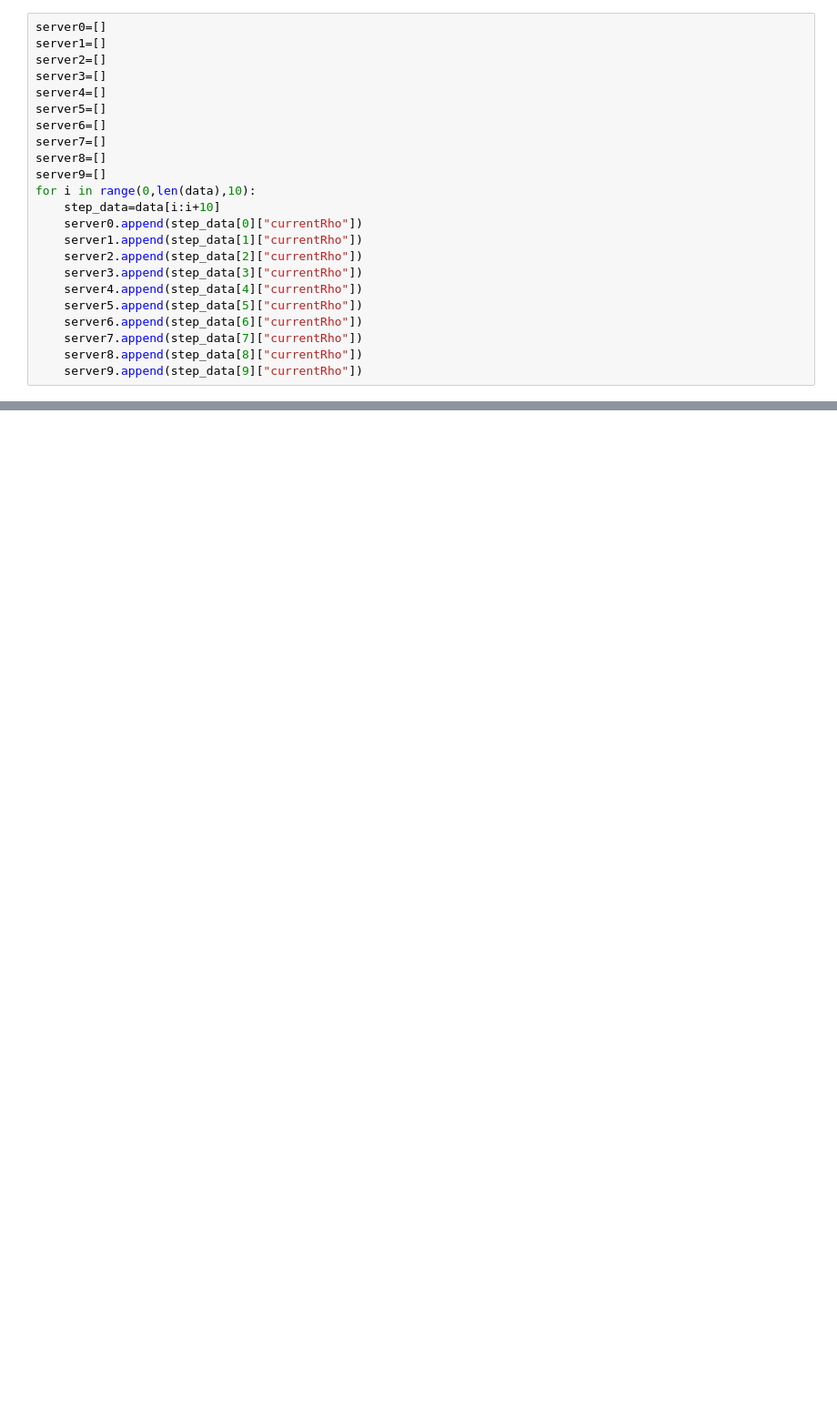
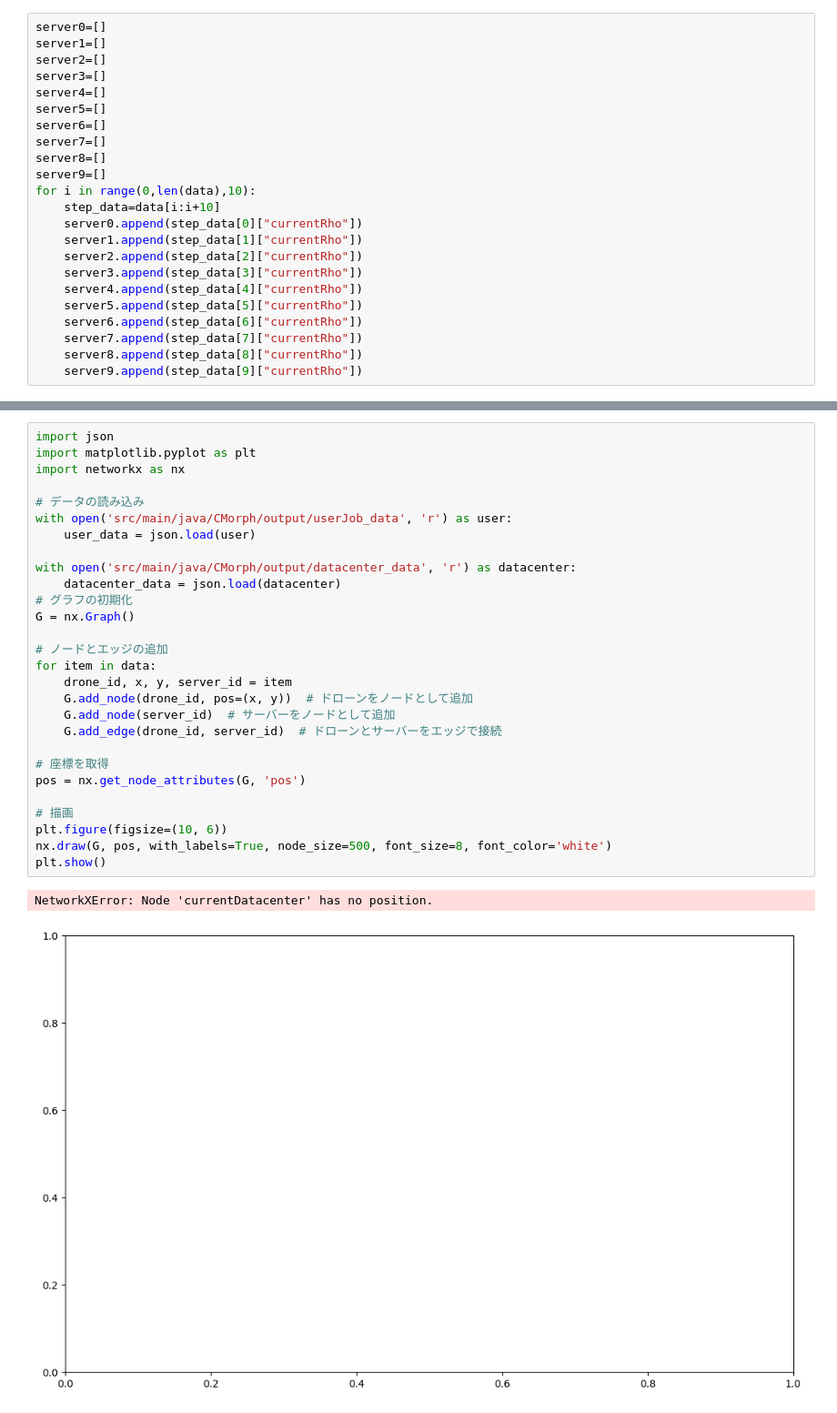
Before and after one commit to Masuda-Shinnosuke/Cloud_Morphing_Simulator, a Jupyter notebook: analysis.ipynb, the cells around one changed output, grey strips where cells are left out. Shown: that part at 91% size. Saved outputs shown, nothing was run; the diff lists cells and outputs as text; blank space fills up the shorter version.

```diff
--- a/analysis.ipynb
+++ b/analysis.ipynb
@@ -60,0 +61,31 @@ plt.show()
+# %%
+import json
+import matplotlib.pyplot as plt
+import networkx as nx
+
+# データの読み込み
+with open('src/main/java/CMorph/output/userJob_data', 'r') as user:
+    user_data = json.load(user)
+
+with open('src/main/java/CMorph/output/datacenter_data', 'r') as datacenter:
+    datacenter_data = json.load(datacenter)
+# グラフの初期化
+G = nx.Graph()
+
+# ノードとエッジの追加
+for item in data:
+    drone_id, x, y, server_id = item
+    G.add_node(drone_id, pos=(x, y))  # ドローンをノードとして追加
+    G.add_node(server_id)  # サーバーをノードとして追加
+    G.add_edge(drone_id, server_id)  # ドローンとサーバーをエッジで接続
+
+# 座標を取得
+pos = nx.get_node_attributes(G, 'pos')
+
+# 描画
+plt.figure(figsize=(10, 6))
+nx.draw(G, pos, with_labels=True, node_size=500, font_size=8, font_color='white')
+plt.show()
+# %% [output]
+NetworkXError: Node 'currentDatacenter' has no position.
+[figure, added]
```
Also changed, not shown: parts of 2 cells of this notebook, 17 other files.
